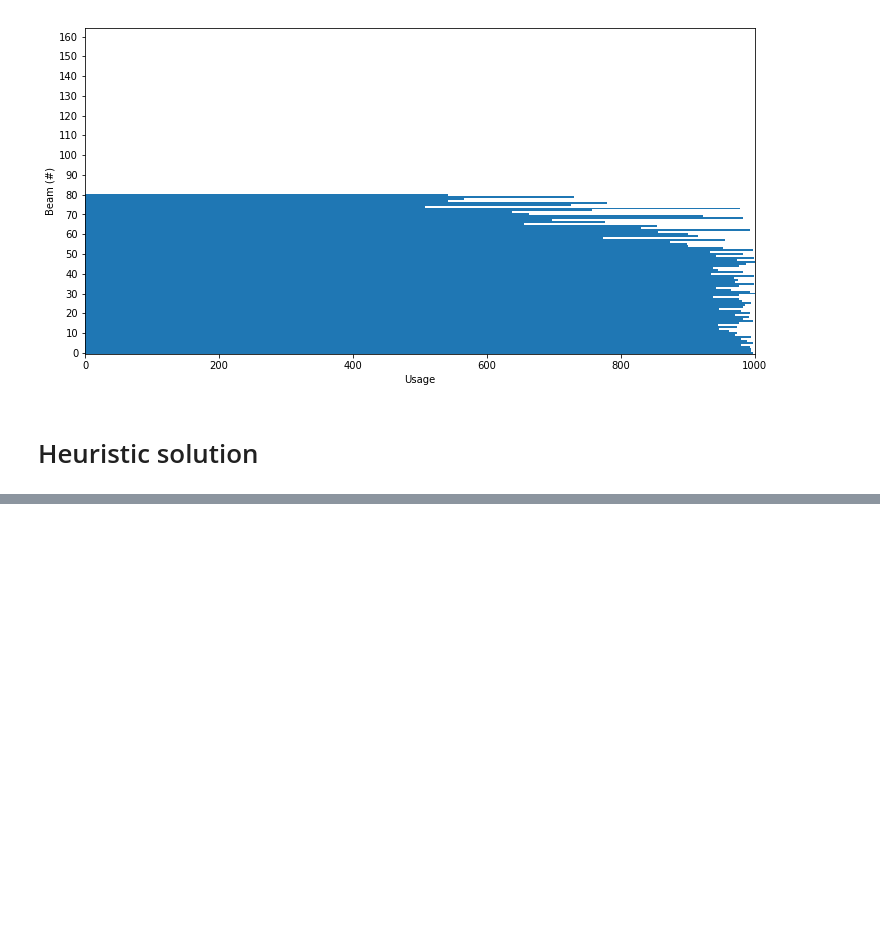
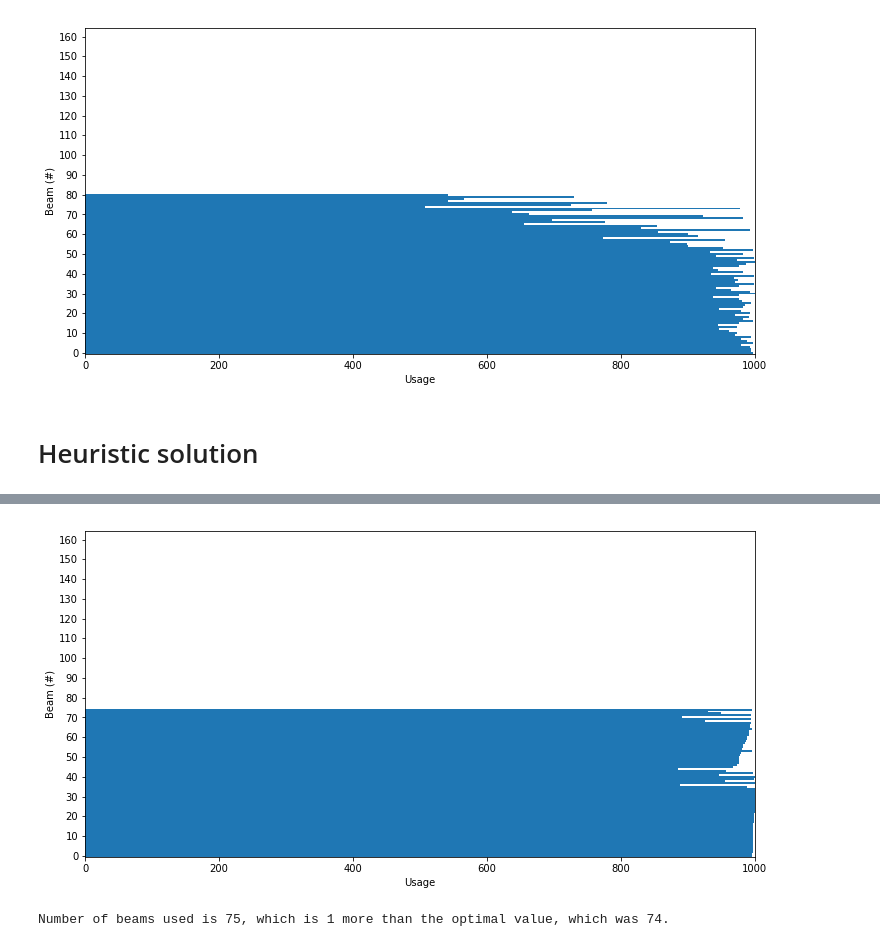
Before and after one commit to N-Wouda/ALNS, a Jupyter notebook: examples/cutting_stock_problem.ipynb, the cells around one changed output, grey strips where cells are left out. Drawn from its saved outputs; the diff is of its cells as text; code cells hidden in the pictures; blank space fills up the shorter version.

```diff
--- a/examples/cutting_stock_problem.ipynb
+++ b/examples/cutting_stock_problem.ipynb
@@ -173,0 +246,9 @@ alns.add_repair_operator(greedy_insert)
+# %%
+solution.plot()
+# %% [output]
+[figure, added]
+# %%
+print("Number of beams used is {0}, which is {1} more than the optimal value, which was {2}."
+      .format(solution.num_beams, solution.num_beams - OPTIMAL_BEAMS, OPTIMAL_BEAMS))
+# %% [output]
+Number of beams used is 75, which is 1 more than the optimal value, which was 74.
```
Also changed, not shown: parts of 19 cells of this notebook.
